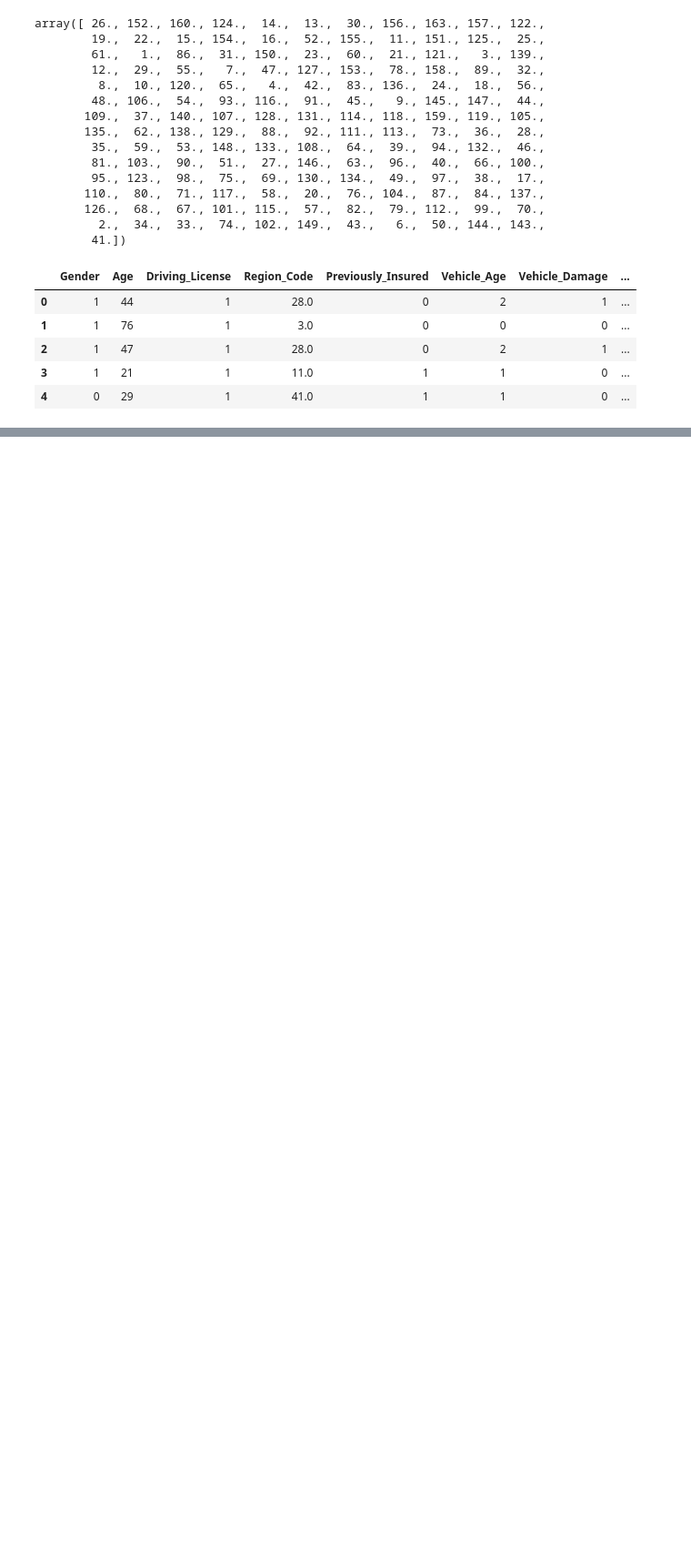
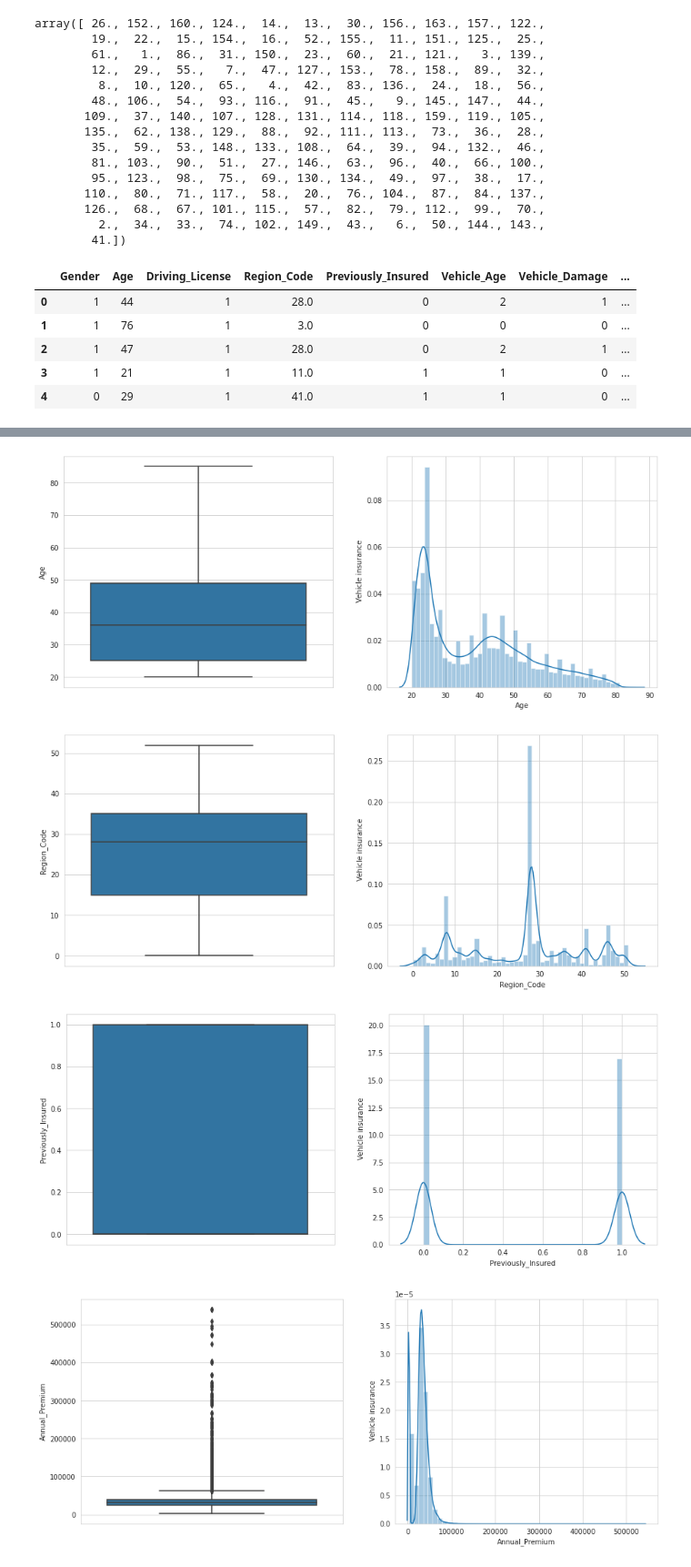
Before and after one commit to 143biswajit/HEALTH-INSURANCE-CROSS-SELL-PREDICTION, a Jupyter notebook: HEALTH_INSURANCE_CROSS_SELL_PREDICTION.ipynb, the cells around one changed output, grey strips where cells are left out. Shown: that part at 91% size. Saved outputs shown, nothing was run; the diff lists cells and outputs as text; code cells hidden in the pictures; blank space fills up the shorter version.

```diff
--- a/HEALTH_INSURANCE_CROSS_SELL_PREDICTION.ipynb
+++ b/HEALTH_INSURANCE_CROSS_SELL_PREDICTION.ipynb
@@ -577,0 +580,2 @@ df.head()
+# %%
+new = df.loc[:,['Age','Region_Code','Previously_Insured','Annual_Premium','Vintage','Response']]
@@ -577,0 +593,20 @@ df.head()
+# %%
+## ploting boxplot to visualize outlier and subplot to visualize distribution
+for var in new:
+    plt.figure(figsize=(15,6))
+    plt.subplot(1, 2, 1)
+    fig = sns.boxplot(y=new[var])
+    fig.set_title('')
+    fig.set_ylabel(var)
+
+    plt.subplot(1, 2, 2)
+    fig = sns.distplot(new[var])
+    fig.set_ylabel(' Vehicle insurance')
+    fig.set_xlabel(var)
+
+    plt.show()
+# %% [output]
+[figure, added]
+[figure, added]
+[figure, added]
+[figure, added]
```
Also changed, not shown: parts of 21 cells of this notebook.
